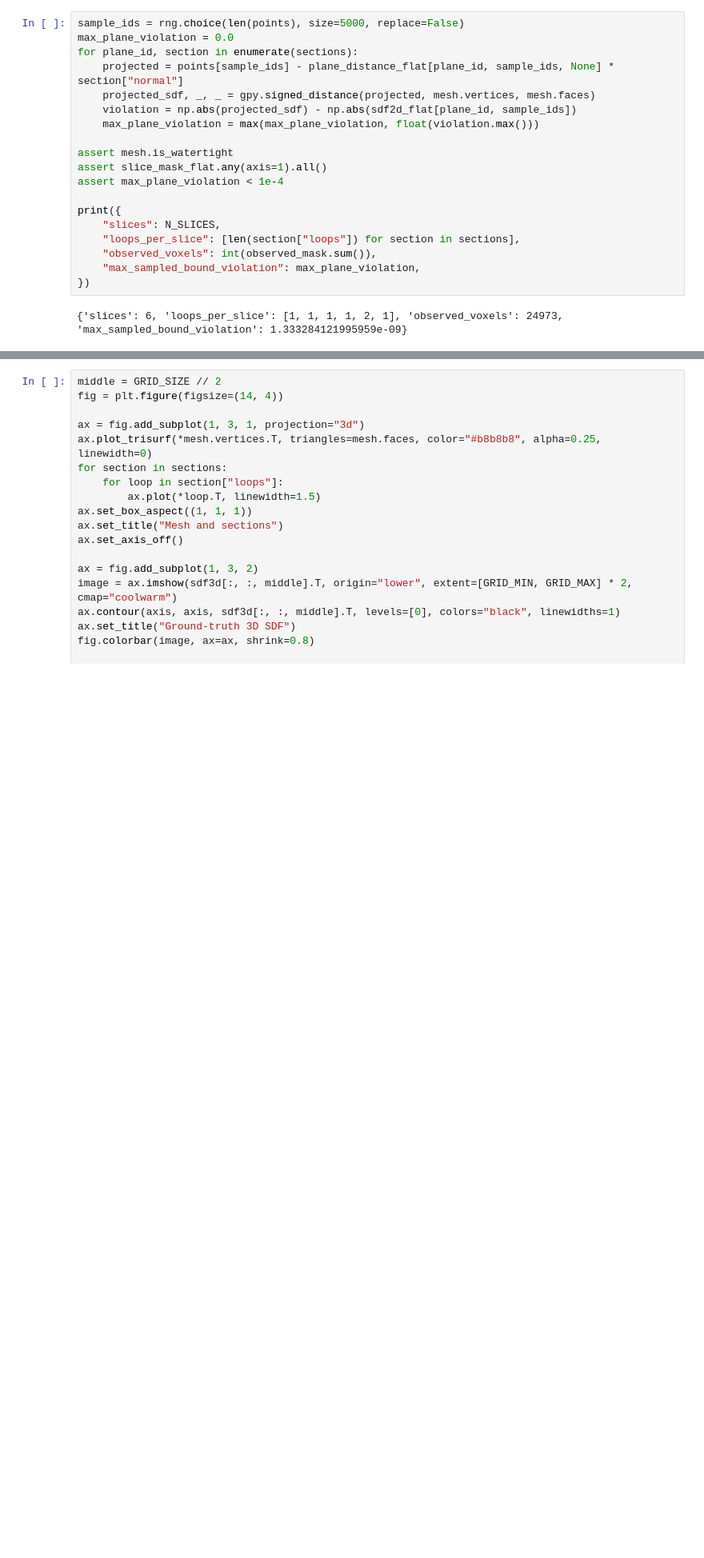
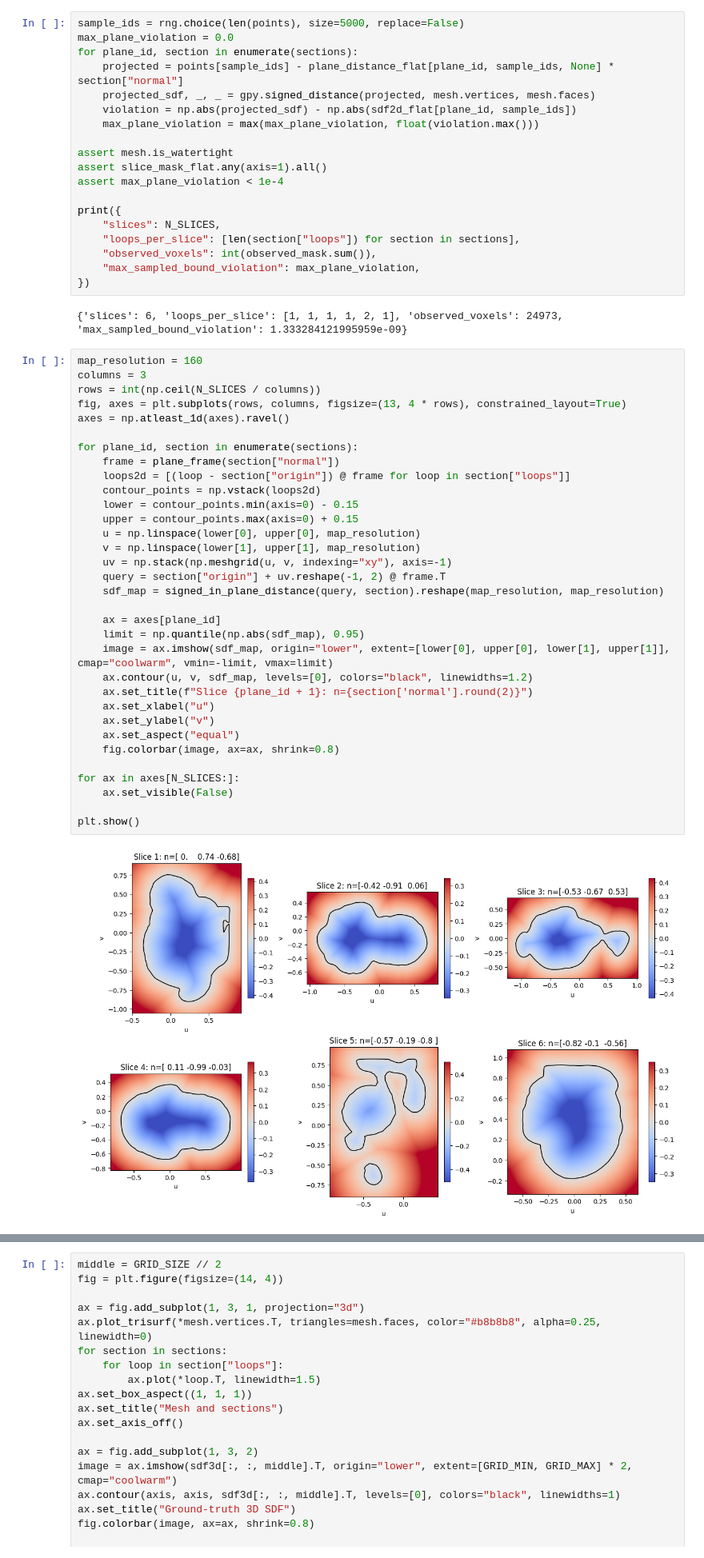
Before and after one commit to simon1223-code/mit-sgi-crisscross, a Jupyter notebook: 01_data_preparation.ipynb, the cells around one changed output, grey strips where cells are left out. Shown at 80% size. Saved outputs shown, nothing was run; the diff lists cells and outputs as text; blank space fills up the shorter version.

```diff
--- a/01_data_preparation.ipynb
+++ b/01_data_preparation.ipynb
@@ -239,3 +239,38 @@ print({
 })
 # %% [output]
 {'slices': 6, 'loops_per_slice': [1, 1, 1, 1, 2, 1], 'observed_voxels': 24973, 'max_sampled_bound_violation': 1.333284121995959e-09}
+# %%
+map_resolution = 160
+columns = 3
+rows = int(np.ceil(N_SLICES / columns))
+fig, axes = plt.subplots(rows, columns, figsize=(13, 4 * rows), constrained_layout=True)
+axes = np.atleast_1d(axes).ravel()
+
+for plane_id, section in enumerate(sections):
+    frame = plane_frame(section["normal"])
+    loops2d = [(loop - section["origin"]) @ frame for loop in section["loops"]]
+    contour_points = np.vstack(loops2d)
+    lower = contour_points.min(axis=0) - 0.15
+    upper = contour_points.max(axis=0) + 0.15
+    u = np.linspace(lower[0], upper[0], map_resolution)
+    v = np.linspace(lower[1], upper[1], map_resolution)
+    uv = np.stack(np.meshgrid(u, v, indexing="xy"), axis=-1)
+    query = section["origin"] + uv.reshape(-1, 2) @ frame.T
+    sdf_map = signed_in_plane_distance(query, section).reshape(map_resolution, map_resolution)
+
+    ax = axes[plane_id]
+    limit = np.quantile(np.abs(sdf_map), 0.95)
+    image = ax.imshow(sdf_map, origin="lower", extent=[lower[0], upper[0], lower[1], upper[1]], cmap="coolwarm", vmin=-limit, vmax=limit)
+    ax.contour(u, v, sdf_map, levels=[0], colors="black", linewidths=1.2)
+    ax.set_title(f"Slice {plane_id + 1}: n={section['normal'].round(2)}")
+    ax.set_xlabel("u")
+    ax.set_ylabel("v")
+    ax.set_aspect("equal")
+    fig.colorbar(image, ax=ax, shrink=0.8)
+
+for ax in axes[N_SLICES:]:
+    ax.set_visible(False)
+
+plt.show()
+# %% [output]
+[figure, added]
```
Also changed, not shown: parts of 2 cells of this notebook, 3 other files.
